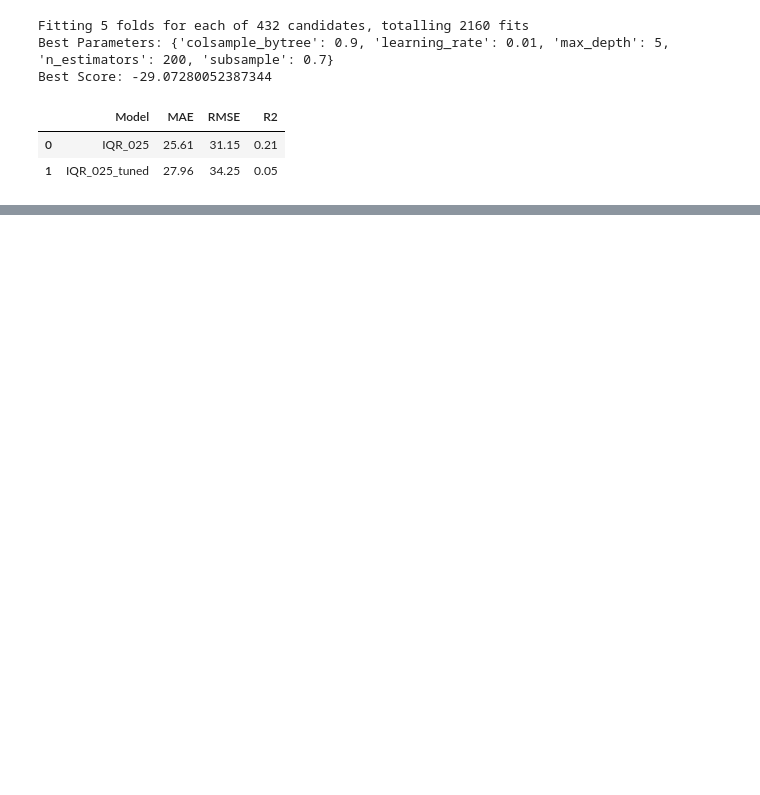
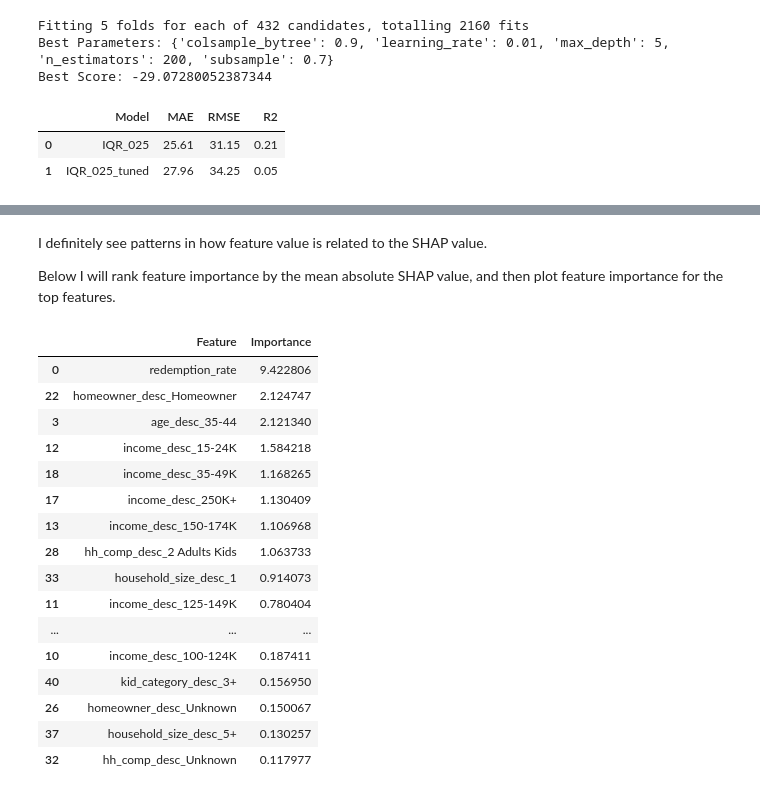
Before and after one commit to aerbsen/Springboard, a Jupyter notebook: Capstone Project 3/4 Dunnhumby Sales Prediction Model.ipynb, the cells around one changed output, grey strips where cells are left out. Saved outputs shown, nothing was run; the diff lists cells and outputs as text; code cells hidden in the pictures; blank space fills up the shorter version.

```diff
--- a/Capstone Project 3/4 Dunnhumby Sales Prediction Model.ipynb
+++ b/Capstone Project 3/4 Dunnhumby Sales Prediction Model.ipynb
@@ -389,0 +510,50 @@ shap.summary_plot(shap_values, X)
+# %% [markdown]
+I definitely see patterns in how feature value is related to the SHAP value.
+
+Below I will rank feature importance by the mean absolute SHAP value, and then plot feature importance for the top features.
+# %%
+# Ranking Feature Importance- this is another way to look at the data in the plot above:
+
+
+# Create a TreeExplainer with parallel processing
+explainer = shap.TreeExplainer(IQR_025_tuned, n_jobs=10)
+
+# Compute SHAP values
+shap_values = explainer.shap_values(X)
+
+# Calculate the mean absolute SHAP value for each feature
+feature_importance = np.mean(np.abs(shap_values), axis=0)
+
+# Get the names of the features from the column names of the dataset
+feature_names = X.columns
+
+# Create a DataFrame of the feature names and importance
+importance_df = pd.DataFrame(list(zip(feature_names, feature_importance)),
+                              columns=['Feature','Importance'])
+
+# Sort the DataFrame in descending order of importance
+importance_df = importance_df.sort_values(by='Importance', ascending=False)
+
+# Filter for importance values greater than 0
+importance_df = importance_df[importance_df['Importance'] > 0]
+
+# Display the top 30 features
+importance_df.head(30)
+# %% [output]
+|  | Feature | Importance |
+| 0 | redemption_rate | 9.422806 |
+| 22 | homeowner_desc_Homeowner | 2.124747 |
+| 3 | age_desc_35-44 | 2.121340 |
+| 12 | income_desc_15-24K | 1.584218 |
+| 18 | income_desc_35-49K | 1.168265 |
+| 17 | income_desc_250K+ | 1.130409 |
+| 13 | income_desc_150-174K | 1.106968 |
+| 28 | hh_comp_desc_2 Adults Kids | 1.063733 |
+| 33 | household_size_desc_1 | 0.914073 |
+| 11 | income_desc_125-149K | 0.780404 |
+| ... | ... | ... |
+| 10 | income_desc_100-124K | 0.187411 |
+| 40 | kid_category_desc_3+ | 0.156950 |
+| 26 | homeowner_desc_Unknown | 0.150067 |
+| 37 | household_size_desc_5+ | 0.130257 |
+| 32 | hh_comp_desc_Unknown | 0.117977 |
```
Also changed, not shown: parts of 57 cells of this notebook.
